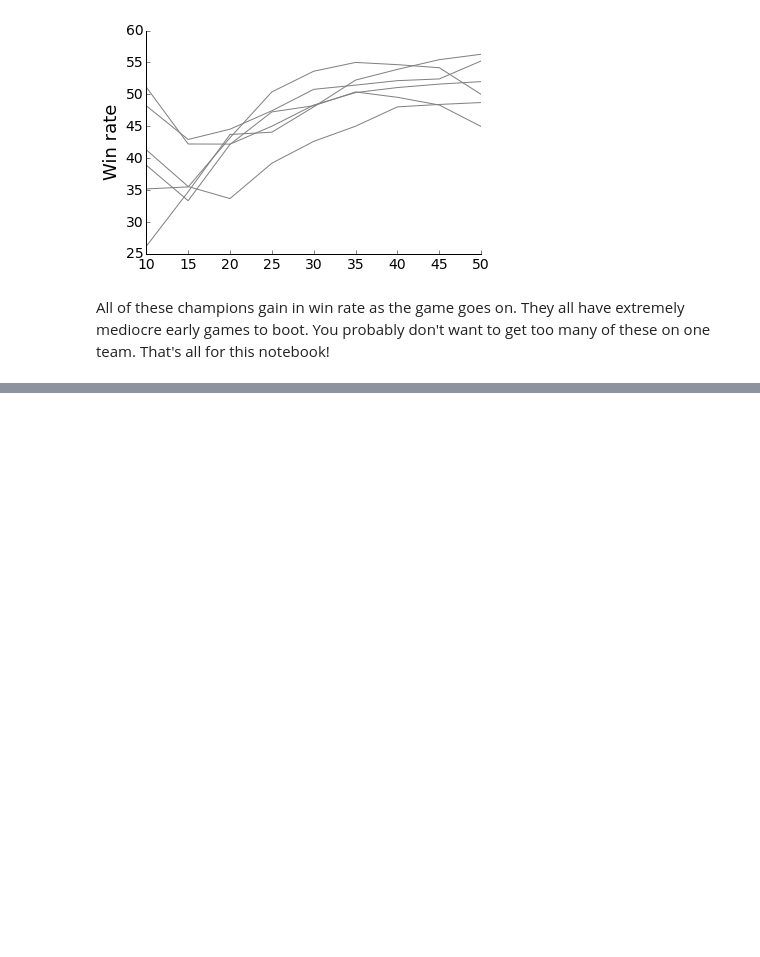
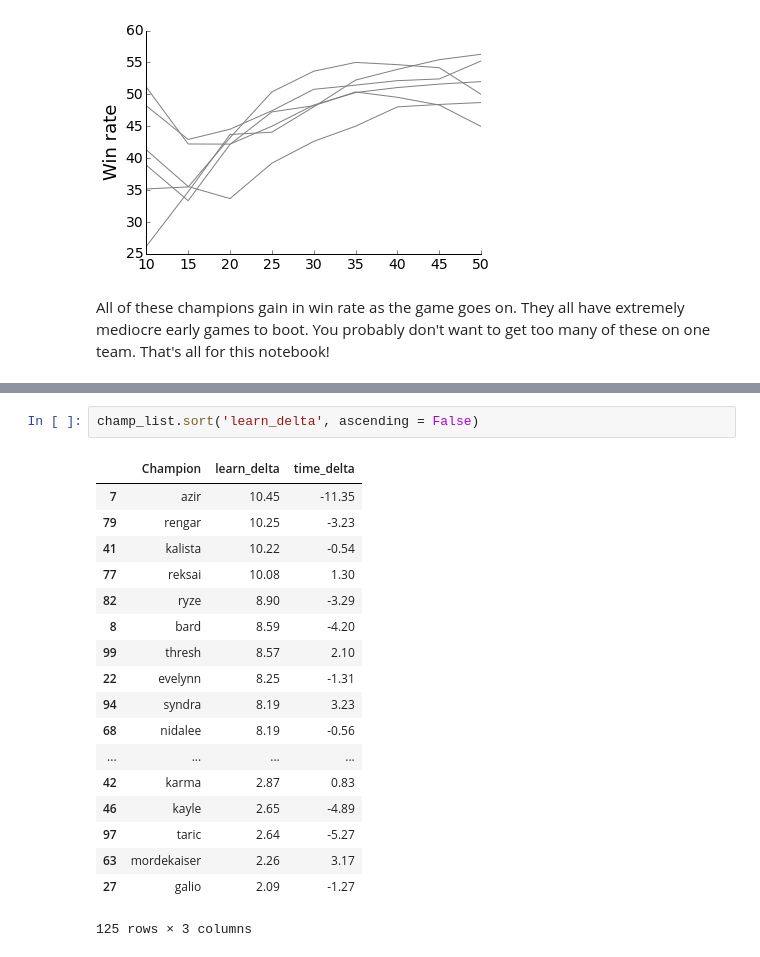
Before and after one commit to map222/lolML, a Jupyter notebook: notebooks/Champion skill.ipynb, the cells around one changed output, grey strips where cells are left out. Saved outputs shown, nothing was run; the diff lists cells and outputs as text; blank space fills up the shorter version.

Commit message:
Expanded champion difficulty table

```diff
--- a/notebooks/Champion skill.ipynb
+++ b/notebooks/Champion skill.ipynb
@@ -222,0 +226,21 @@ All of these champions gain in win rate as the game goes on. They all have extre
+# %%
+champ_list.sort('learn_delta', ascending = False)
+# %% [output]
+|  | Champion | learn_delta | time_delta |
+| 7 | azir | 10.45 | -11.35 |
+| 79 | rengar | 10.25 | -3.23 |
+| 41 | kalista | 10.22 | -0.54 |
+| 77 | reksai | 10.08 | 1.30 |
+| 82 | ryze | 8.90 | -3.29 |
+| 8 | bard | 8.59 | -4.20 |
+| 99 | thresh | 8.57 | 2.10 |
+| 22 | evelynn | 8.25 | -1.31 |
+| 94 | syndra | 8.19 | 3.23 |
+| 68 | nidalee | 8.19 | -0.56 |
+| ... | ... | ... | ... |
+| 42 | karma | 2.87 | 0.83 |
+| 46 | kayle | 2.65 | -4.89 |
+| 97 | taric | 2.64 | -5.27 |
+| 63 | mordekaiser | 2.26 | 3.17 |
+| 27 | galio | 2.09 | -1.27 |
+125 rows × 3 columns
```
Also changed, not shown: parts of 1 cell of this notebook.
